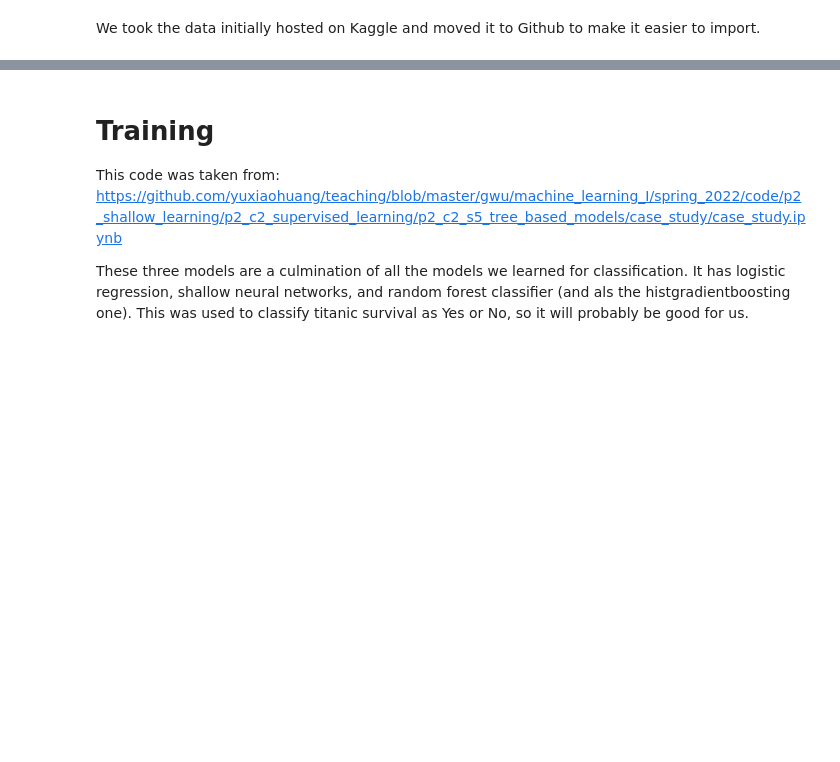
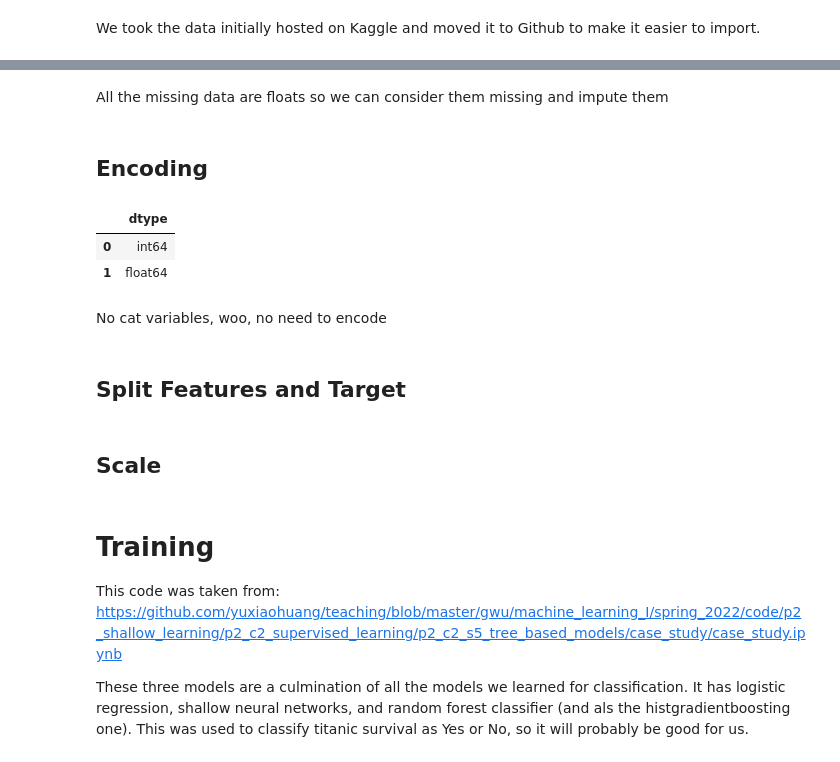
Before and after one commit to adamkritz/nhlgames, a Jupyter notebook: Final Report (.ipynb)/Final_Report.ipynb, the cells around one changed output, grey strips where cells are left out. Drawn from its saved outputs; the diff is of its cells as text; code cells hidden in the pictures; blank space fills up the shorter version.

```diff
--- a/Final Report (.ipynb)/Final_Report.ipynb
+++ b/Final Report (.ipynb)/Final_Report.ipynb
@@ -122,0 +290,28 @@ team_info = pd.read_csv('https://raw.githubusercontent.com/adamkritz/nhlgames/ma
+# %% [markdown]
+All the missing data are floats so we can consider them missing and impute them
+# %%
+from sklearn.impute import SimpleImputer
+
+# The SimpleImputer
+si = SimpleImputer(missing_values=np.nan, strategy='most_frequent')
+
+# Impute the variables with missing values in df_train, df_val and df_test
+df_train[df_miss['var']] = si.fit_transform(df_train[df_miss['var']])
+df_val[df_miss['var']] = si.transform(df_val[df_miss['var']])
+df_test[df_miss['var']] = si.transform(df_test[df_miss['var']])
+# %% [markdown]
+## Encoding
+# %%
+# Combine df_train, df_val and df_test
+df = pd.concat([df_train, df_val, df_test], sort=False)
+
+# Print the unique data type of variables in df
+pd.DataFrame(df.dtypes.unique(), columns=['dtype'])
+# %% [output]
+|  | dtype |
+| 0 | int64 |
+| 1 | float64 |
+# %% [markdown]
+No cat variables, woo, no need to encode
+# %% [markdown]
+## Split Features and Target
@@ -122,0 +328,2 @@ team_info = pd.read_csv('https://raw.githubusercontent.com/adamkritz/nhlgames/ma
+# %% [markdown]
+## Scale
```
Also changed, not shown: parts of 36 cells of this notebook.
